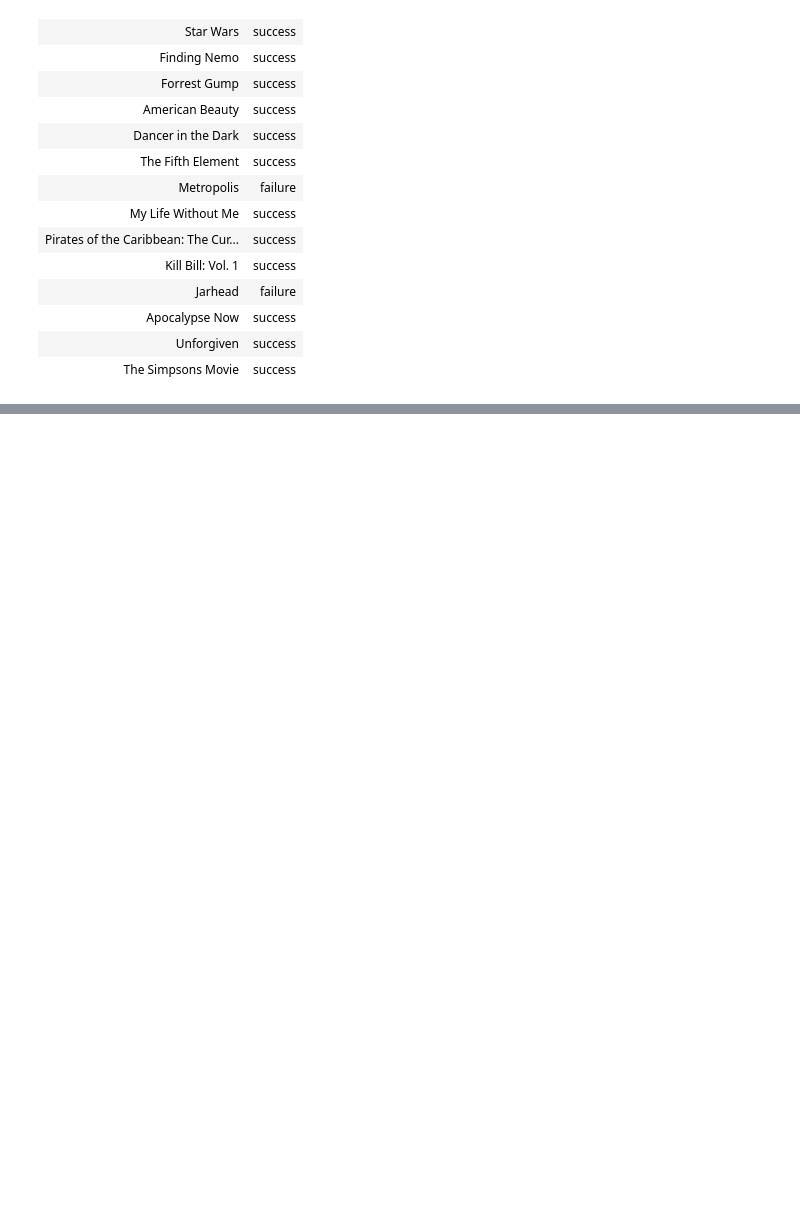
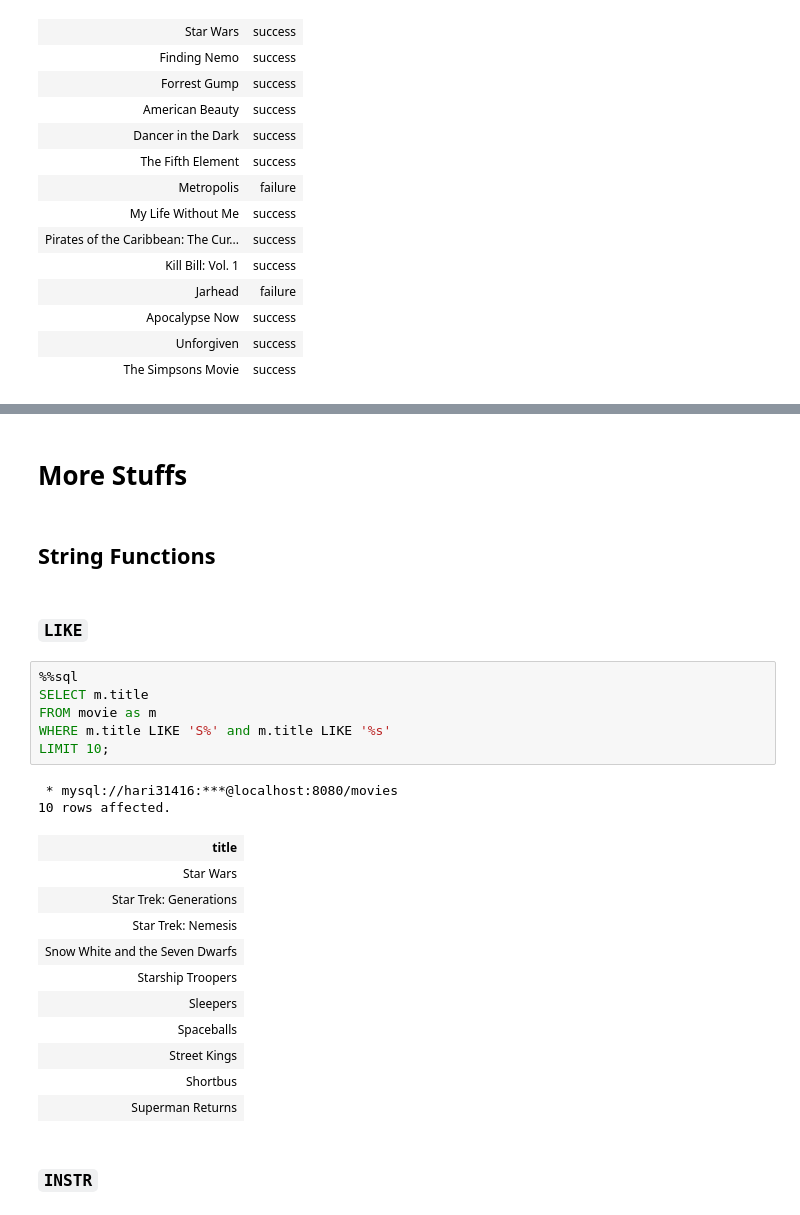
Before and after one commit to Hari31416/Placement, a Jupyter notebook: Notes/SQL/More.ipynb, the cells around one changed output, grey strips where cells are left out. Cells and saved outputs as stored; diff of their text form; blank space fills up the shorter version.

```diff
--- a/Notes/SQL/More.ipynb
+++ b/Notes/SQL/More.ipynb
@@ -412,0 +482,28 @@ LIMIT 15;
+# %% [markdown]
+# More Stuffs
+# %% [markdown]
+## String Functions
+# %% [markdown]
+### `LIKE`
+# %%
+%%sql
+SELECT m.title
+FROM movie as m
+WHERE m.title LIKE 'S%' and m.title LIKE '%s'
+LIMIT 10;
+# %% [output]
+ * mysql://hari31416:***@localhost:8080/movies
+10 rows affected.
+| title |
+| Star Wars |
+| Star Trek: Generations |
+| Star Trek: Nemesis |
+| Snow White and the Seven Dwarfs |
+| Starship Troopers |
+| Sleepers |
+| Spaceballs |
+| Street Kings |
+| Shortbus |
+| Superman Returns |
+# %% [markdown]
+### `INSTR`
```
Also changed, not shown: parts of 19 cells of this notebook, 7 other files.
